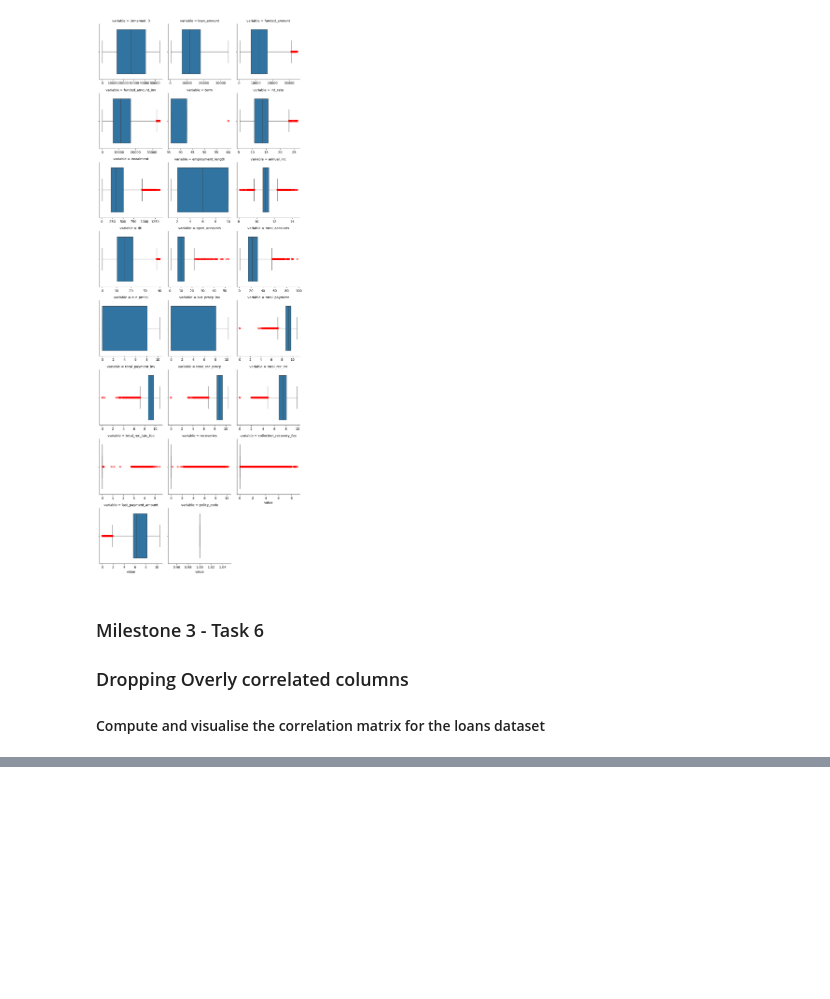
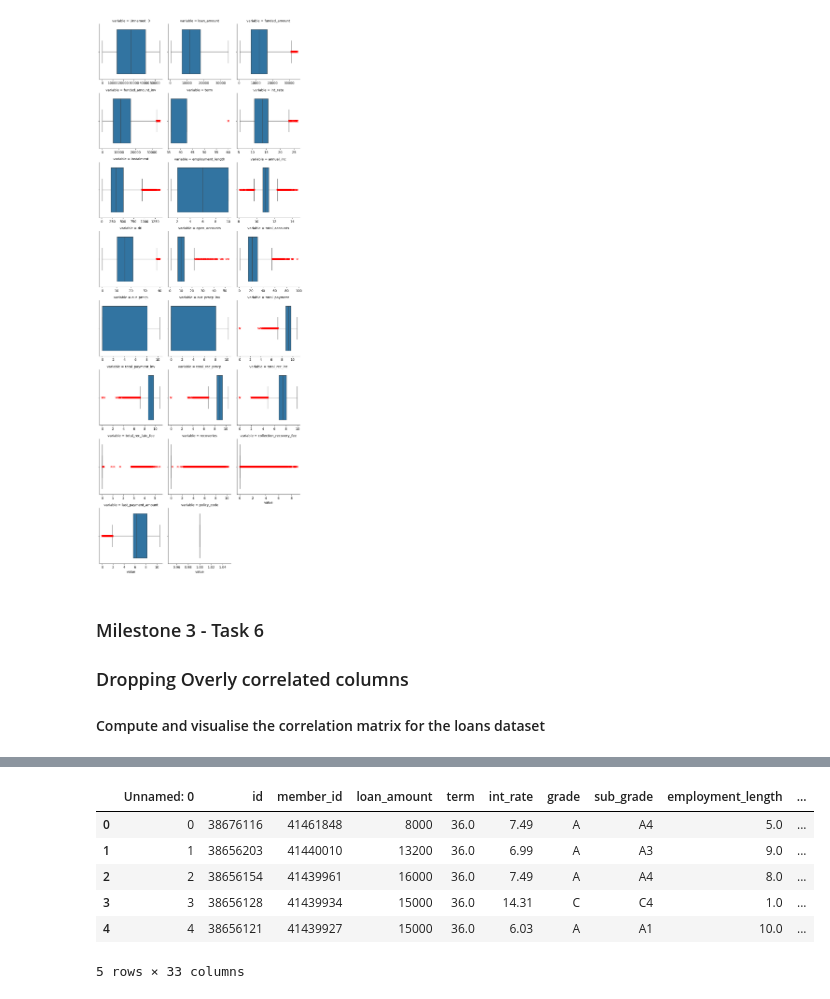
Before and after one commit to gordondms/exploratory-data-analysis---customer-loans-in-finance789, a Jupyter notebook: EDA.ipynb, the cells around one changed output, grey strips where cells are left out. Drawn from its saved outputs; the diff is of its cells as text; code cells hidden in the pictures; blank space fills up the shorter version.

```diff
--- a/EDA.ipynb
+++ b/EDA.ipynb
@@ -381,8 +375,17 @@ policy_code                              NaN          NaN
 # %%
-log_transformed_loandata_df.head()
 
-corr_column_drop = ['funded_amount', 'funded_amount_inv', 'instalment', 'out_princp_inv', 'total_payment_inv', 'total_rec_prncp', 'collection_recovery_fee']
-
+# Defining the columns to be dropped
+corr_column_drop = ['funded_amount', 'funded_amount_inv', 'instalment', 'out_prncp_inv', 'total_payment_inv', 'total_rec_prncp', 'collection_recovery_fee']
+# Dropping the columns
 corr_drop_df = log_transformed_loandata_df.drop(columns = corr_column_drop)
 
+# Printing DataFrame head after dropping columns
 corr_drop_df.head()
+# %% [output]
+|  | Unnamed: 0 | id | member_id | loan_amount | term | int_rate | grade | sub_grade | employment_length | ... |
+| 0 | 0 | 38676116 | 41461848 | 8000 | 36.0 | 7.49 | A | A4 | 5.0 | ... |
+| 1 | 1 | 38656203 | 41440010 | 13200 | 36.0 | 6.99 | A | A3 | 9.0 | ... |
+| 2 | 2 | 38656154 | 41439961 | 16000 | 36.0 | 7.49 | A | A4 | 8.0 | ... |
+| 3 | 3 | 38656128 | 41439934 | 15000 | 36.0 | 14.31 | C | C4 | 1.0 | ... |
+| 4 | 4 | 38656121 | 41439927 | 15000 | 36.0 | 6.03 | A | A1 | 10.0 | ... |
+5 rows × 33 columns
```
Also changed, not shown: parts of 3 cells of this notebook, 5 other files.
